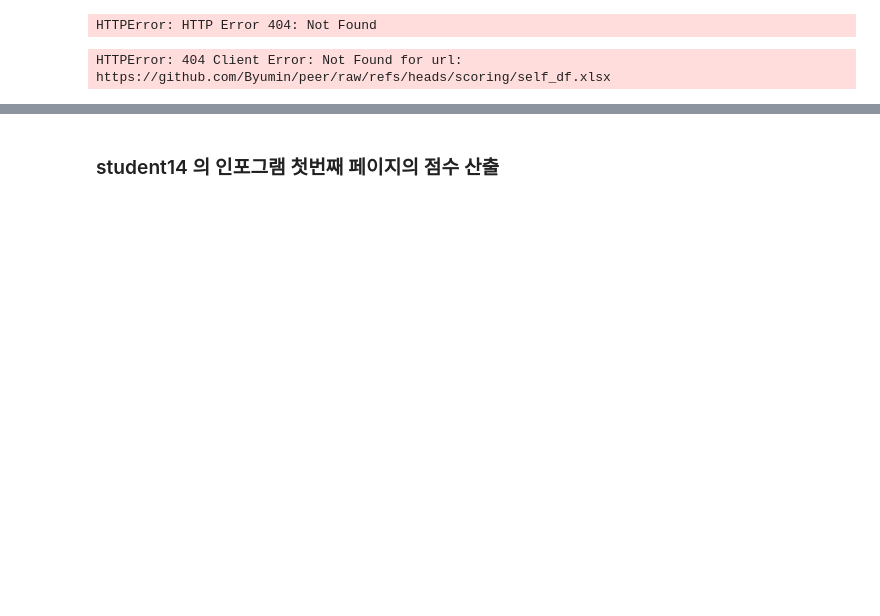
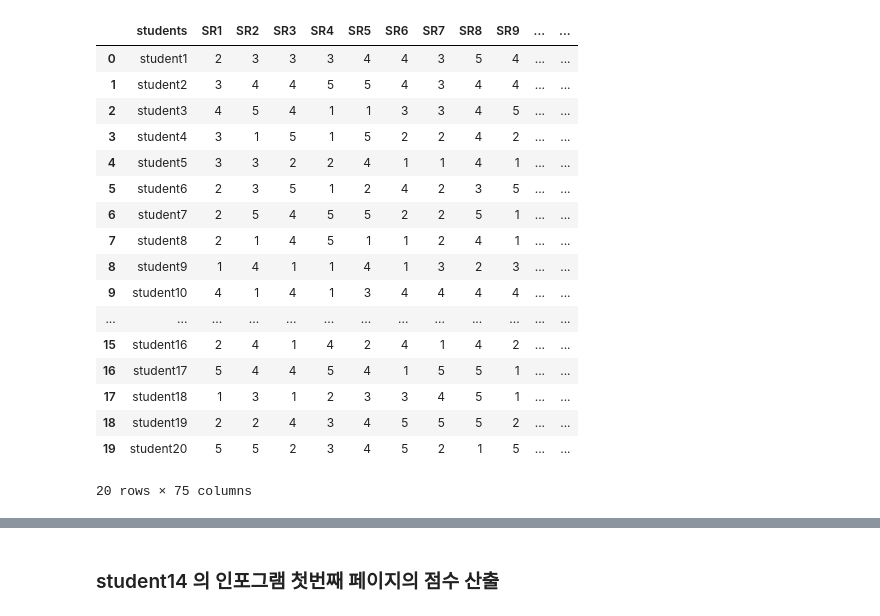
Before and after one commit to Byumin/peer, a Jupyter notebook: scoring.ipynb, the cells around one changed output, grey strips where cells are left out. Cells and saved outputs as stored; diff of their text form; code cells hidden in the pictures; blank space fills up the shorter version.

```diff
--- a/scoring.ipynb
+++ b/scoring.ipynb
@@ -13,23 +23,30 @@ HTTPError: 404 Client Error: Not Found for url: https://github.com/Byumin/peer/r
-# %%
-import pandas as pd
-
-url = "https://github.com/Byumin/peer/raw/refs/heads/main/student_point_df.xlsx"
-df = pd.read_excel(url)
-df
-# %% [output]
-HTTPError: HTTP Error 404: Not Found
 # %%
-# 자기보고 응답값 불러오기
+# 학생보고 응답값 불러오기
 import pandas as pd
 import requests
 from io import BytesIO
-url = "https://github.com/Byumin/peer/raw/refs/heads/scoring/self_df.xlsx"
-response = requests.get(url)
-response.raise_for_status()
-self_df = pd.read_excel(BytesIO(response.content))
-self_df
+url = "https://raw.githubusercontent.com/Byumin/peer/refs/heads/item/student_self_df.csv"
+student_self_df = pd.read_csv(url)
+student_self_df
 # %% [output]
+|  | students | SR1 | SR2 | SR3 | SR4 | SR5 | SR6 | SR7 | SR8 | SR9 | ... | ... |
+| 0 | student1 | 2 | 3 | 3 | 3 | 4 | 4 | 3 | 5 | 4 | ... | ... |
+| 1 | student2 | 3 | 4 | 4 | 5 | 5 | 4 | 3 | 4 | 4 | ... | ... |
+| 2 | student3 | 4 | 5 | 4 | 1 | 1 | 3 | 3 | 4 | 5 | ... | ... |
+| 3 | student4 | 3 | 1 | 5 | 1 | 5 | 2 | 2 | 4 | 2 | ... | ... |
+| 4 | student5 | 3 | 3 | 2 | 2 | 4 | 1 | 1 | 4 | 1 | ... | ... |
+| 5 | student6 | 2 | 3 | 5 | 1 | 2 | 4 | 2 | 3 | 5 | ... | ... |
+| 6 | student7 | 2 | 5 | 4 | 5 | 5 | 2 | 2 | 5 | 1 | ... | ... |
+| 7 | student8 | 2 | 1 | 4 | 5 | 1 | 1 | 2 | 4 | 1 | ... | ... |
+| 8 | student9 | 1 | 4 | 1 | 1 | 4 | 1 | 3 | 2 | 3 | ... | ... |
+| 9 | student10 | 4 | 1 | 4 | 1 | 3 | 4 | 4 | 4 | 4 | ... | ... |
+| ... | ... | ... | ... | ... | ... | ... | ... | ... | ... | ... | ... | ... |
+| 15 | student16 | 2 | 4 | 1 | 4 | 2 | 4 | 1 | 4 | 2 | ... | ... |
+| 16 | student17 | 5 | 4 | 4 | 5 | 4 | 1 | 5 | 5 | 1 | ... | ... |
+| 17 | student18 | 1 | 3 | 1 | 2 | 3 | 3 | 4 | 5 | 1 | ... | ... |
+| 18 | student19 | 2 | 2 | 4 | 3 | 4 | 5 | 5 | 5 | 2 | ... | ... |
+| 19 | student20 | 5 | 5 | 2 | 3 | 4 | 5 | 2 | 1 | 5 | ... | ... |
-HTTPError: 404 Client Error: Not Found for url: https://github.com/Byumin/peer/raw/refs/heads/scoring/self_df.xlsx
+20 rows × 75 columns
 # %% [markdown]
 ## 인포그램 첫번째 페이지
 * 응답값으로 인포그램과 같이 채점 및 시각화
```
Also changed, not shown: parts of 3 cells of this notebook, 1 other file.
